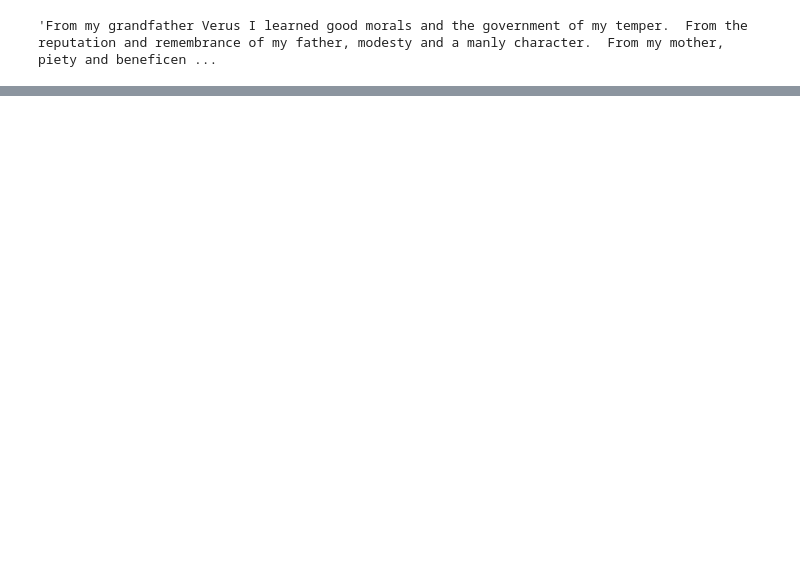
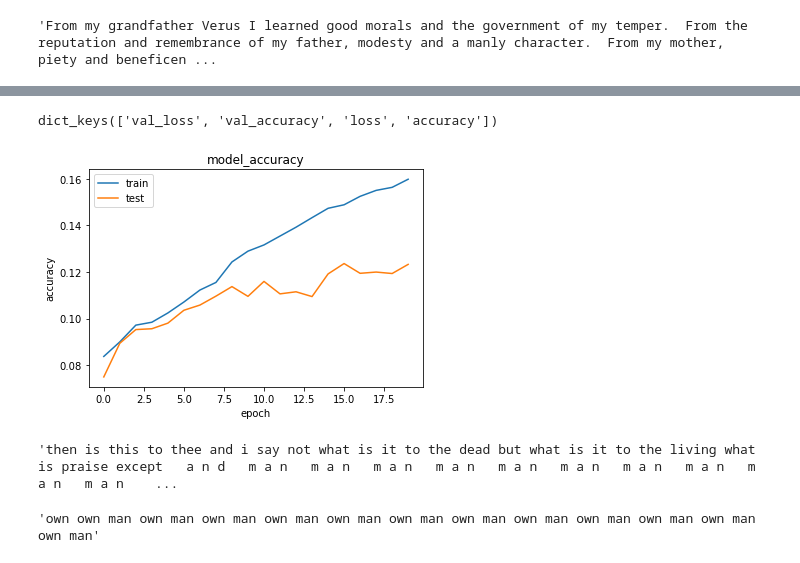
Before and after one commit to danielhallinan88/marcus-aurelius-meditations, a Jupyter notebook: marcus_aurelius_text_generator.ipynb, the cells around one changed output, grey strips where cells are left out. Saved outputs shown, nothing was run; the diff lists cells and outputs as text; code cells hidden in the pictures; blank space fills up the shorter version.

Commit message:
model creation

```diff
--- a/marcus_aurelius_text_generator.ipynb
+++ b/marcus_aurelius_text_generator.ipynb
@@ -79,0 +228,7 @@ common_words
+# %%
+from keras.utils import to_categorical
+
+y = to_categorical(y, num_classes=vocabulary_size+1)
+# %%
+seq_len = X.shape[1]
+seq_len
@@ -79,0 +259,2 @@ common_words
+# %%
+model = create_model(vocabulary_size+1, seq_len)
@@ -79,0 +282,18 @@ common_words
+# %%
+epochs = 20
+
+filename = f"marcus_aurelius_{epochs}epochs.h5"
+
+checkpoint = ModelCheckpoint(filename,
+                             save_best_only=True,
+                             monitor='val_loss',
+                             mode='auto'
+                            )
+
+history = model.fit(X,y,
+                    batch_size=128,
+                    epochs=epochs,
+                    verbose=1,
+                    callbacks=[checkpoint],
+                    validation_split=0.25
+                   )
@@ -79,0 +320,15 @@ common_words
+# %%
+import matplotlib.pyplot as plt
+%matplotlib inline
+print(history.history.keys())
+
+plt.plot(history.history['accuracy'])
+plt.plot(history.history['val_accuracy'])
+plt.title('model_accuracy')
+plt.ylabel('accuracy')
+plt.xlabel('epoch')
+plt.legend(['train','test'], loc='upper left')
+plt.show()
+# %% [output]
+dict_keys(['val_loss', 'val_accuracy', 'loss', 'accuracy'])
+[figure, added]
@@ -79,0 +354,13 @@ common_words
+# %%
+import random
+
+random.seed(100)
+random_pick = random.randint(0, len(text_sequences))
+random_seed_text = text_sequences[random_pick]
+' '.join(random_seed_text)
+# %% [output]
+'then is this to thee and i say not what is it to the dead but what is it to the living what is praise except   a n d   m a n   m a n   m a n   m a n   m a n   m a n   m a n   m a n   m a n   m a n    ...
+# %%
+generate_text(model, tokenizer, seq_len, seed_text=random_seed_text, num_gen_words=25)
+# %% [output]
+'own own man own man own man own man own man own man own man own man own man own man own man own man'
```
Also changed, not shown: parts of 28 cells of this notebook, 2 other files.
